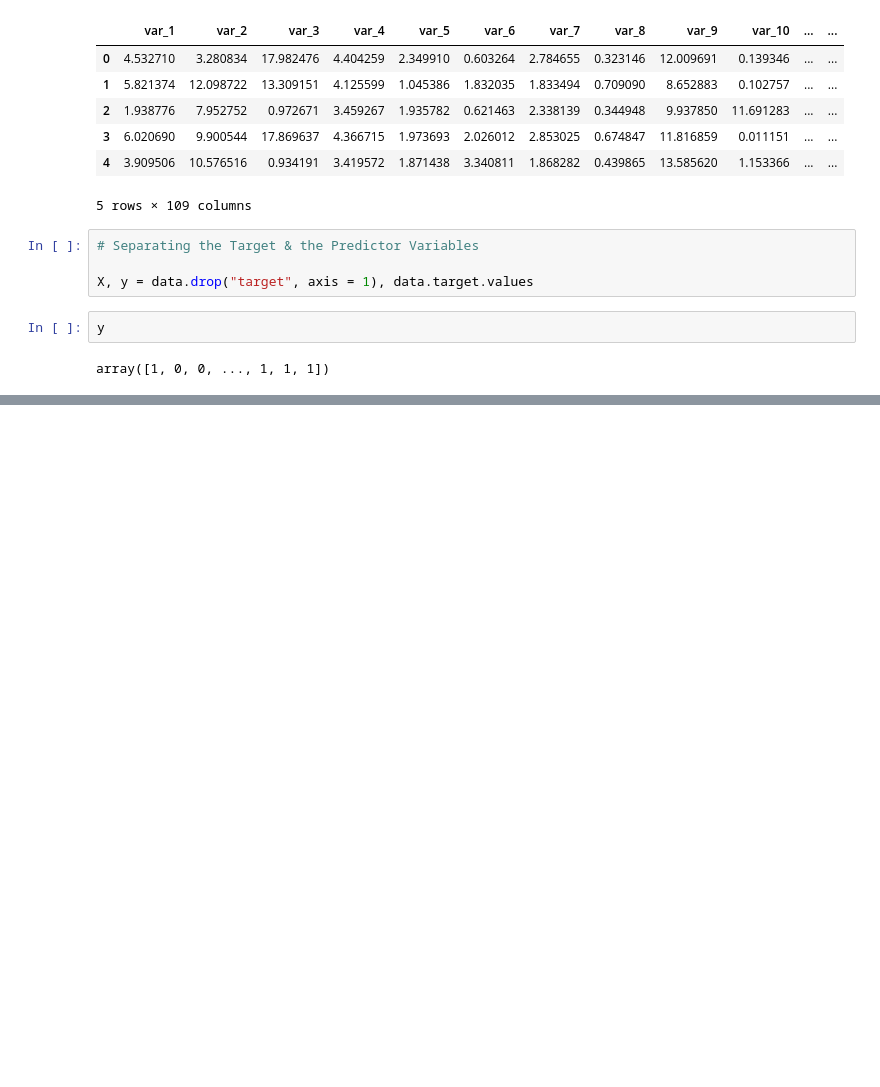
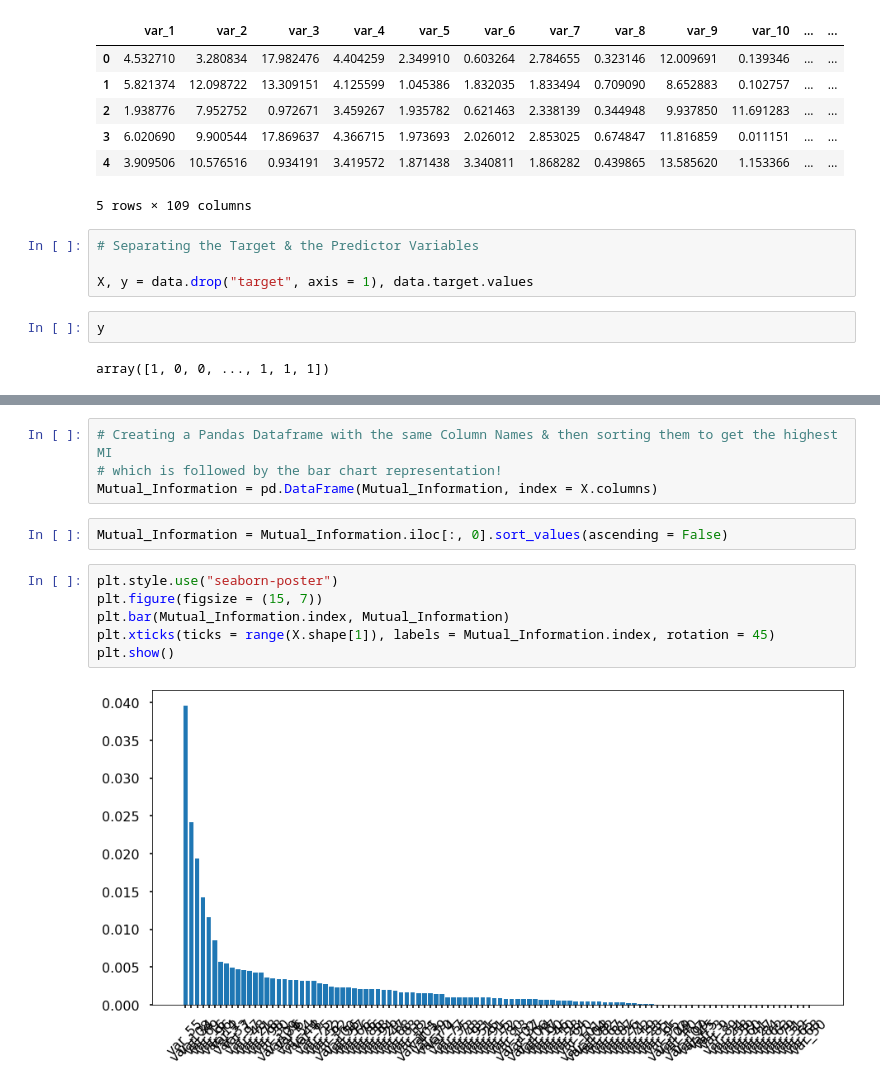
Before and after one commit to HarshitDawar55/Feature-Selection, a Jupyter notebook: Statistical-Methods/Mutual Information.ipynb, the cells around one changed output, grey strips where cells are left out. Saved outputs shown, nothing was run; the diff lists cells and outputs as text; blank space fills up the shorter version.

```diff
--- a/Statistical-Methods/Mutual Information.ipynb
+++ b/Statistical-Methods/Mutual Information.ipynb
@@ -57,0 +58,14 @@ array([1.36724096e-03, 5.61864919e-03, 0.00000000e+00, 1.08618008e-03,
+# %%
+# Creating a Pandas Dataframe with the same Column Names & then sorting them to get the highest MI
+# which is followed by the bar chart representation!
+Mutual_Information = pd.DataFrame(Mutual_Information, index = X.columns)
+# %%
+Mutual_Information = Mutual_Information.iloc[:, 0].sort_values(ascending = False)
+# %%
+plt.style.use("seaborn-poster")
+plt.figure(figsize = (15, 7))
+plt.bar(Mutual_Information.index, Mutual_Information)
+plt.xticks(ticks = range(X.shape[1]), labels = Mutual_Information.index, rotation = 45)
+plt.show()
+# %% [output]
+[figure, added]
```
Also changed, not shown: parts of 1 cell of this notebook.
